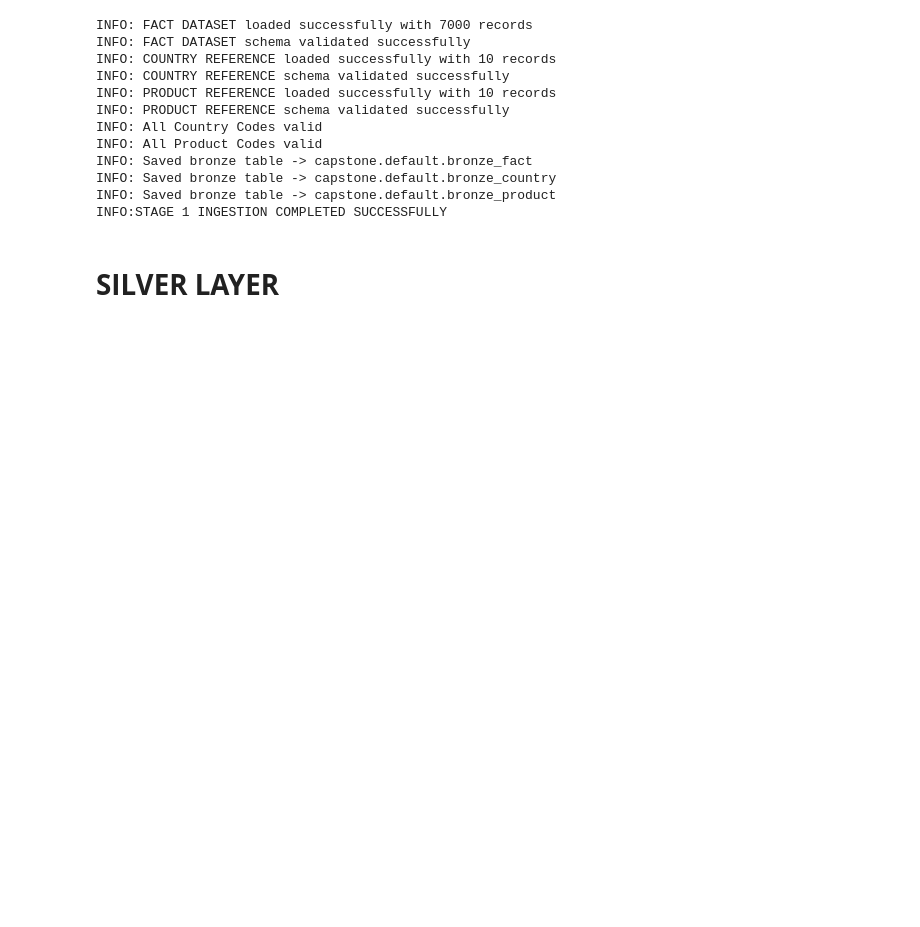
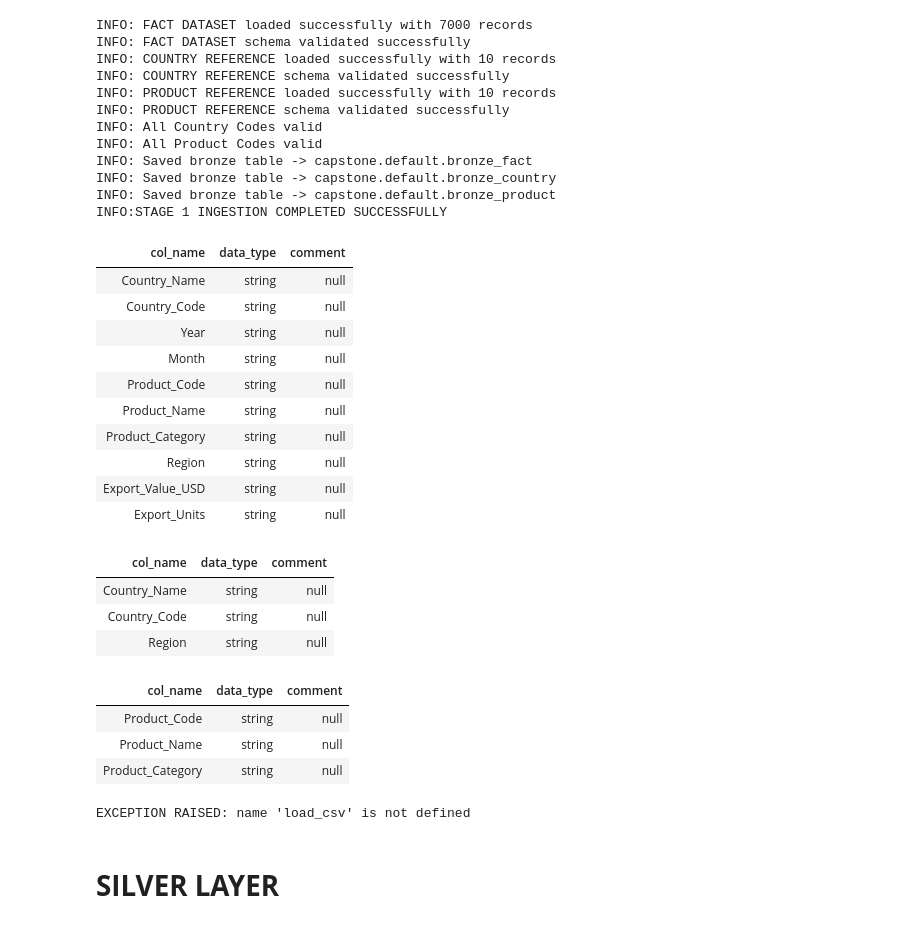
Before and after one commit to pranaviarra/ChubbAssignments, a Jupyter notebook: Capstone/Databricks analytics notebooks/Capstone file.ipynb, the cells around one changed output. Drawn from its saved outputs; the diff is of its cells as text; code cells hidden in the pictures; blank space fills up the shorter version.

```diff
--- a/Capstone/Databricks analytics notebooks/Capstone file.ipynb
+++ b/Capstone/Databricks analytics notebooks/Capstone file.ipynb
@@ -102,6 +102,50 @@ INFO: Saved bronze table -> capstone.default.bronze_fact
 INFO: Saved bronze table -> capstone.default.bronze_country
 INFO: Saved bronze table -> capstone.default.bronze_product
 INFO:STAGE 1 INGESTION COMPLETED SUCCESSFULLY
+# %%
+%sql
+DESCRIBE TABLE capstone.default.bronze_fact;
+# %% [output]
+| col_name | data_type | comment |
+| Country_Name | string | null |
+| Country_Code | string | null |
+| Year | string | null |
+| Month | string | null |
+| Product_Code | string | null |
+| Product_Name | string | null |
+| Product_Category | string | null |
+| Region | string | null |
+| Export_Value_USD | string | null |
+| Export_Units | string | null |
+# %%
+%sql
+DESCRIBE TABLE capstone.default.BRONZE_COUNTRY;
+# %% [output]
+| col_name | data_type | comment |
+| Country_Name | string | null |
+| Country_Code | string | null |
+| Region | string | null |
+# %%
+%sql
+DESCRIBE TABLE capstone.default.bronze_product;
+# %% [output]
+| col_name | data_type | comment |
+| Product_Code | string | null |
+| Product_Name | string | null |
+| Product_Category | string | null |
+# %%
+# verifying exceptions
+# Intentionally passing wrong column names
+try:
+    df = load_csv(
+        "/Volumes/capstone/default/datasets/global_export_fact_dataset.csv",
+        ["Invalid_Column"],            # WRONG on purpose
+        "FACT DATASET"
+    )
+except Exception as e:
+    print("EXCEPTION RAISED:", e)
+# %% [output]
+EXCEPTION RAISED: name 'load_csv' is not defined
 # %% [markdown]
 # **SILVER LAYER**
 # %%
```
Also changed, not shown: parts of 7 cells of this notebook, 32 other files.
